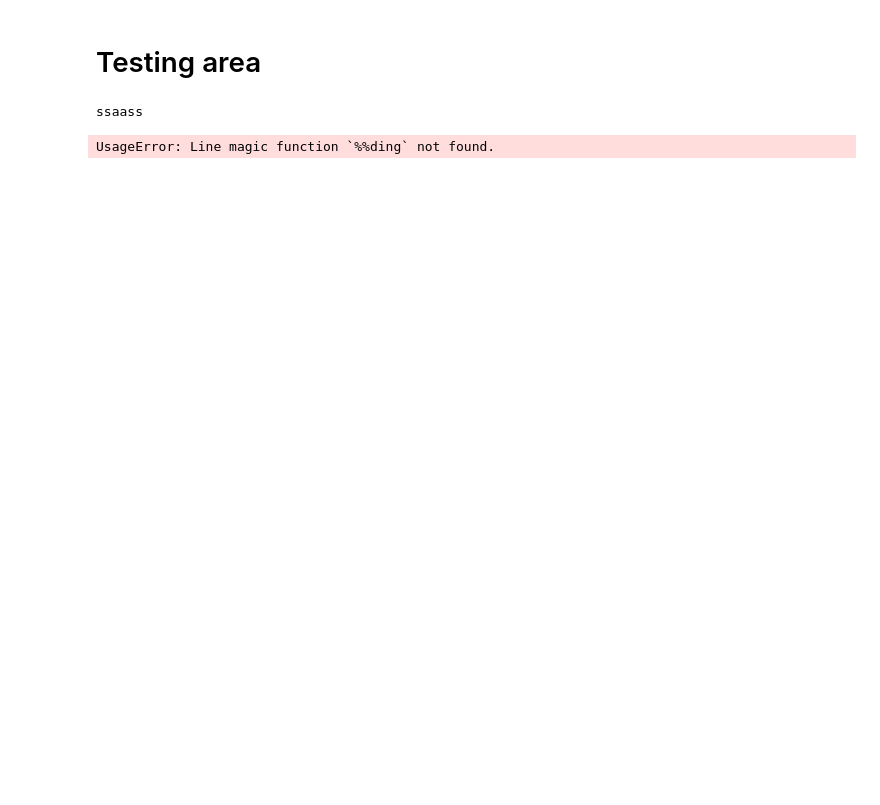
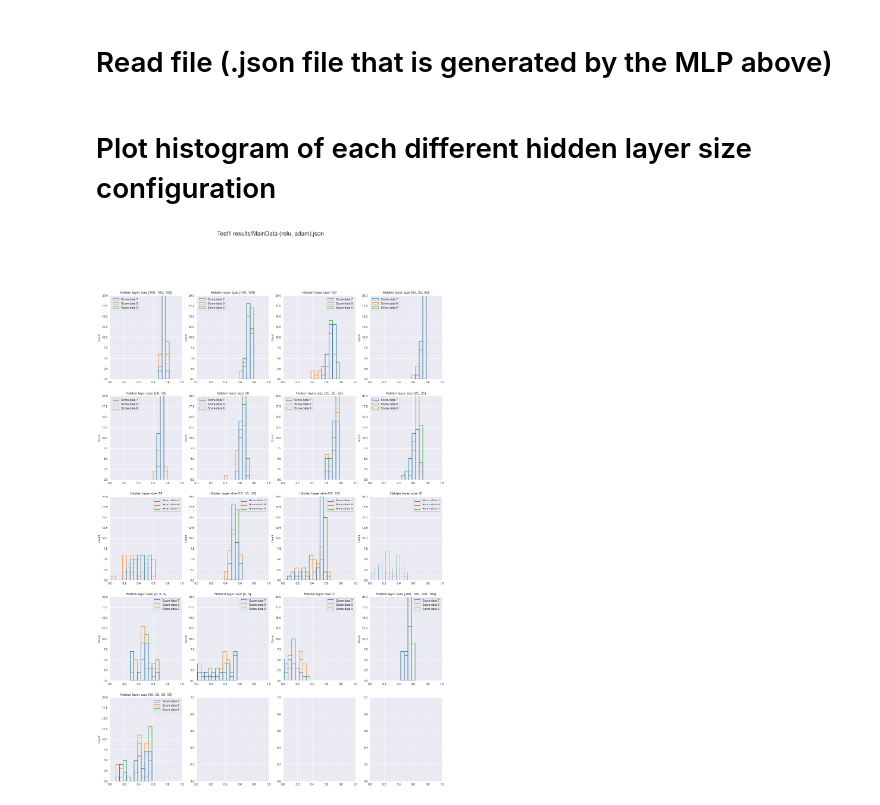
Before and after one commit to NiwEoj/Dr-Soo-ML, a Jupyter notebook: First ML/First ML.ipynb, the cells around one changed output. Drawn from its saved outputs; the diff is of its cells as text; code cells hidden in the pictures; blank space fills up the shorter version.

```diff
--- a/First ML/First ML.ipynb
+++ b/First ML/First ML.ipynb
@@ -73,15 +50,16 @@ rdnum = 5
 
 # which file to read from (if file doesn't exist or left blank, a blank DataFrame is created instead)
 # even if left blank, '' must be present
-fread = ''
+fread = 'Test1 results/MainData (relu, adam).json'
 
 # which file to write to (if file doesn't exist, a file with same name will be created)
-fwrite = 'Test1 results/MainData (tanh, sgd).json'
+fwrite = 'Test1 results/MainData (relu, adam).json'
 
 # list of hidden layer sizes. Each hidden layer size should be in the data type "tuple".
 # multiple hidden layer sizes can be put together in a List so that the code runs through all of them
 # i.e. [(1,1,1),(2,2),...]
-hddlsz = [(100,100,100),(100,100),(100),(50,50,50),(50,50),(50),(25,25,25),(25,25),(25),(10,10,10),(10,10),(10),(5,5,5),(5,5),(5)]
+hddlsz = [(100,100,100,100),(50,50,50,50)]
+# [(100,100,100),(100,100),(100),(50,50,50),(50,50),(50),(25,25,25),(25,25),(25),(10,10,10),(10,10),(10),(5,5,5),(5,5),(5)]
 
 # random state of the rng
 randst = 33
@@ -138,17 +116,41 @@ if event == 'Proceed':
             mdata = mdata.append(SCORE, ignore_index = True)
 
     pd.DataFrame(mdata).to_json(fwrite)
-    mdata.tail()
+    display(mdata.tail(20))
 else:
     print('Process has been stopped.')
-# %% [markdown]
-# Testing area
-# %%
-print('ssaass')
-%%ding
-print('ss')
-winsound.PlaySound("SystemHand", winsound.SND_ALIAS)
-event, values = sg.Window('WARNING', [[sg.T('WARNING - fread == fwrite! Proceeding will add current')], [sg.B('Proceed'), sg.B('Cancel') ]]).read(close=True)
-# %% [output]
-ssaass
-UsageError: Line magic function `%%ding` not found.
+# %% [markdown]
+# Read file (.json file that is generated by the MLP above)
+# %%
+# name/path of file that will be read
+fread = 'Test1 results/MainData (relu, adam).json'
+
+mdata = pd.read_json(fread)
+# %% [markdown]
+# Plot histogram of each different hidden layer size configuration
+# %%
+
+# size of subplot
+row = 5
+column = 4
+
+fig, ax = plt.subplots(row,column, figsize = (20,30))
+fig.suptitle(fread, fontsize = 20)
+n = 0
+a = sortHLS(mdata)
+num = len(a)
+
+for i in range(row):
+    for j in range(column):
+        if n < num:
+            sns.histplot(data = mdata[['Score data 7', 'Score data 8', 'Score data 9']].loc[a[n]], binwidth = 0.05, fill = False, ax = ax[i,j])
+            title = 'Hidden layer size ' + str(mdata['Hidden layer size'].loc[a[n][0]])
+            ax[i,j].set_title(title)
+            ax[i,j].set_label('Coefficient of determination')
+            ax[i,j].set_ylim(0,20)
+            ax[i,j].set_xlim(0,1)
+            n = n + 1
+
+plt.show()
+# %% [output]
+[figure, added]
```
Also changed, not shown: parts of 11 cells of this notebook, 1 other file.
